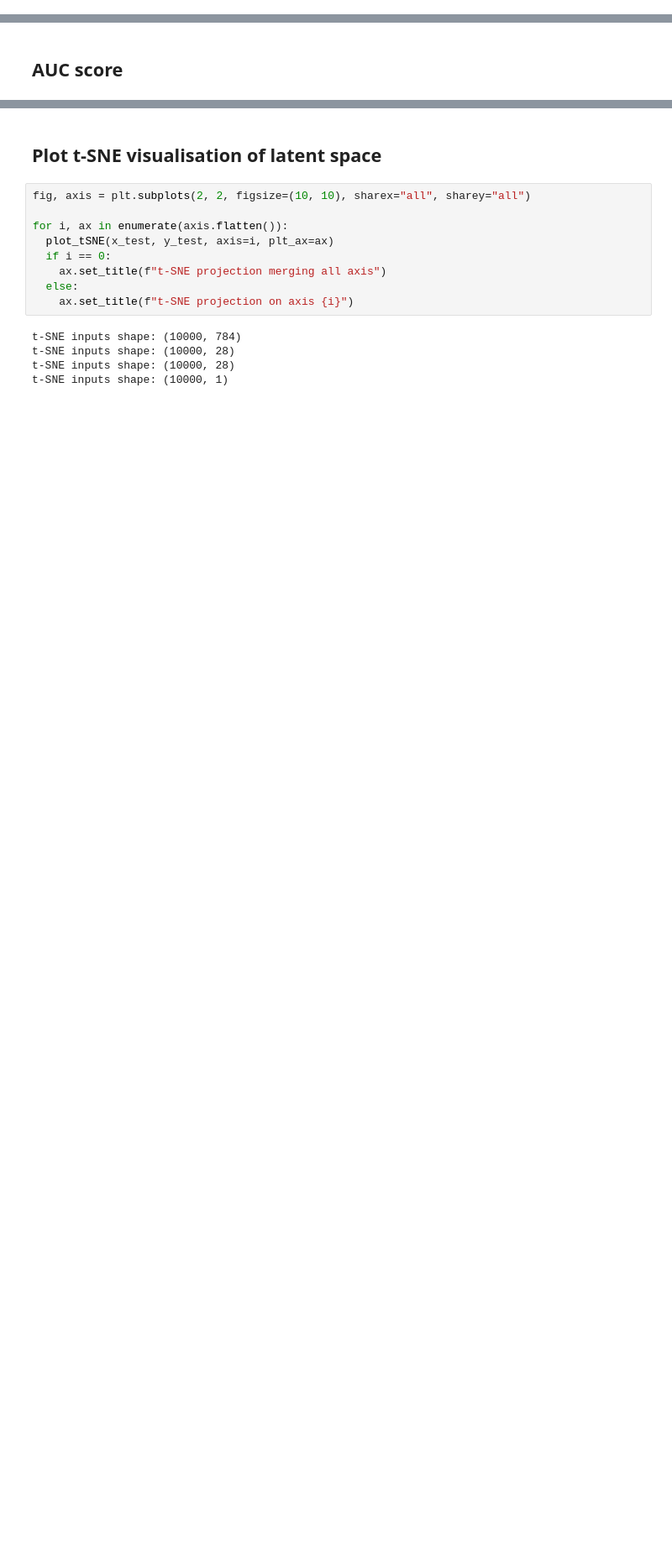
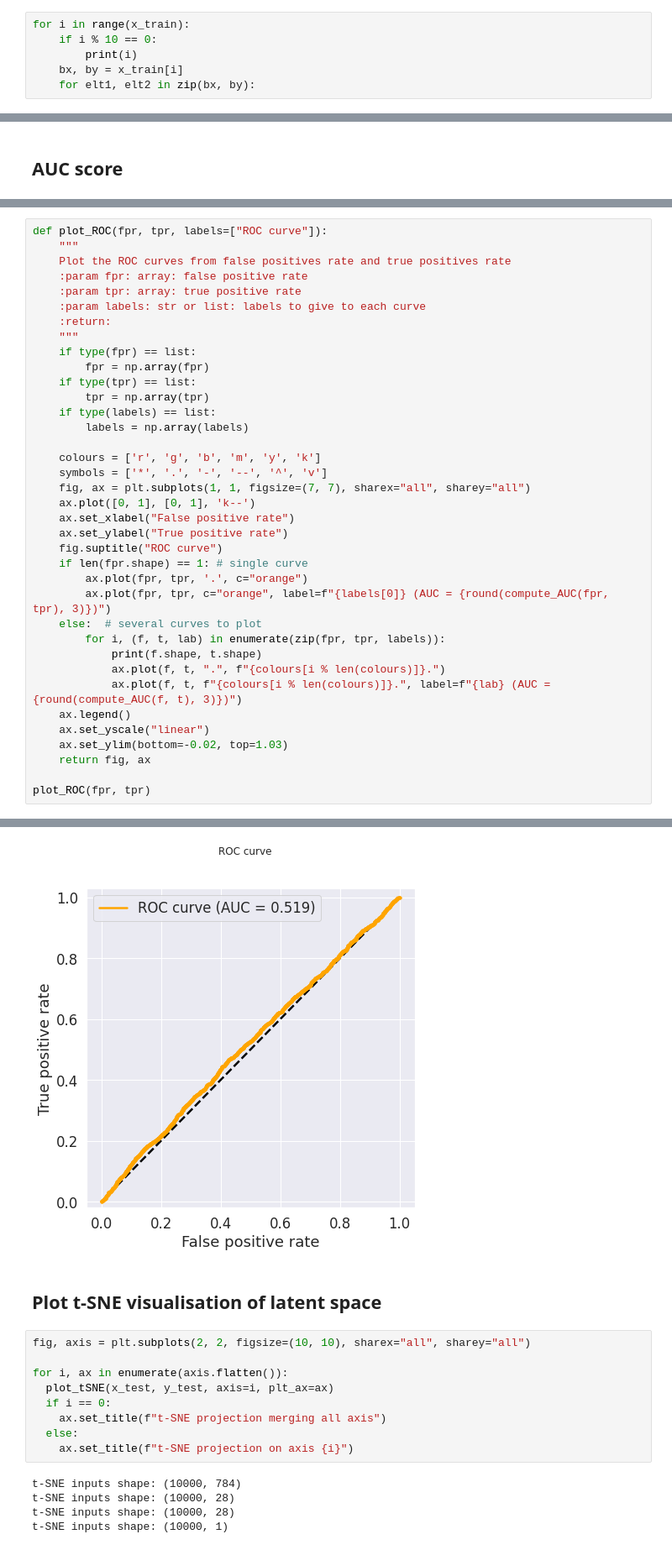
Before and after one commit to hugovaysset/MNIST_UAD, a Jupyter notebook: CIFAR_one_vs_all/introduction.ipynb, the cells around one changed output, grey strips where cells are left out. Shown at 84% size. Cells and saved outputs as stored; diff of their text form; blank space fills up the shorter version.

```diff
--- a/CIFAR_one_vs_all/introduction.ipynb
+++ b/CIFAR_one_vs_all/introduction.ipynb
@@ -166,3 +159,9 @@ plot_images(imx, imy, n=8, labx=labx, laby=laby)
+# %%
+for i in range(x_train):
+    if i % 10 == 0:
+        print(i)
+    bx, by = x_train[i]
+    for elt1, elt2 in zip(bx, by):
 # %% [markdown]
 ## Build model
 
@@ -479,0 +486,38 @@ print(scores.shape)
+# %%
+def plot_ROC(fpr, tpr, labels=["ROC curve"]):
+    """
+    Plot the ROC curves from false positives rate and true positives rate
+    :param fpr: array: false positive rate
+    :param tpr: array: true positive rate
+    :param labels: str or list: labels to give to each curve
+    :return:
+    """
+    if type(fpr) == list:
+        fpr = np.array(fpr)
+    if type(tpr) == list:
+        tpr = np.array(tpr)
+    if type(labels) == list:
+        labels = np.array(labels)
+
+    colours = ['r', 'g', 'b', 'm', 'y', 'k']
+    symbols = ['*', '.', '-', '--', '^', 'v']
+    fig, ax = plt.subplots(1, 1, figsize=(7, 7), sharex="all", sharey="all")
+    ax.plot([0, 1], [0, 1], 'k--')
+    ax.set_xlabel("False positive rate")
+    ax.set_ylabel("True positive rate")
+    fig.suptitle("ROC curve")
+    if len(fpr.shape) == 1: # single curve
+        ax.plot(fpr, tpr, '.', c="orange")
+        ax.plot(fpr, tpr, c="orange", label=f"{labels[0]} (AUC = {round(compute_AUC(fpr, tpr), 3)})")
+    else:  # several curves to plot
+        for i, (f, t, lab) in enumerate(zip(fpr, tpr, labels)):
+            print(f.shape, t.shape)
+            ax.plot(f, t, ".", f"{colours[i % len(colours)]}.")
+            ax.plot(f, t, f"{colours[i % len(colours)]}.", label=f"{lab} (AUC = {round(compute_AUC(f, t), 3)})")
+    ax.legend()
+    ax.set_yscale("linear")
+    ax.set_ylim(bottom=-0.02, top=1.03)
+    return fig, ax
+
+plot_ROC(fpr, tpr)
+# %% [output]
@@ -480,3 +526,4 @@ print(scores.shape)
+[figure, added]
 # %% [markdown]
 ## Plot t-SNE visualisation of latent space
 # %%
```
Also changed, not shown: parts of 12 cells of this notebook, 3 other files.
